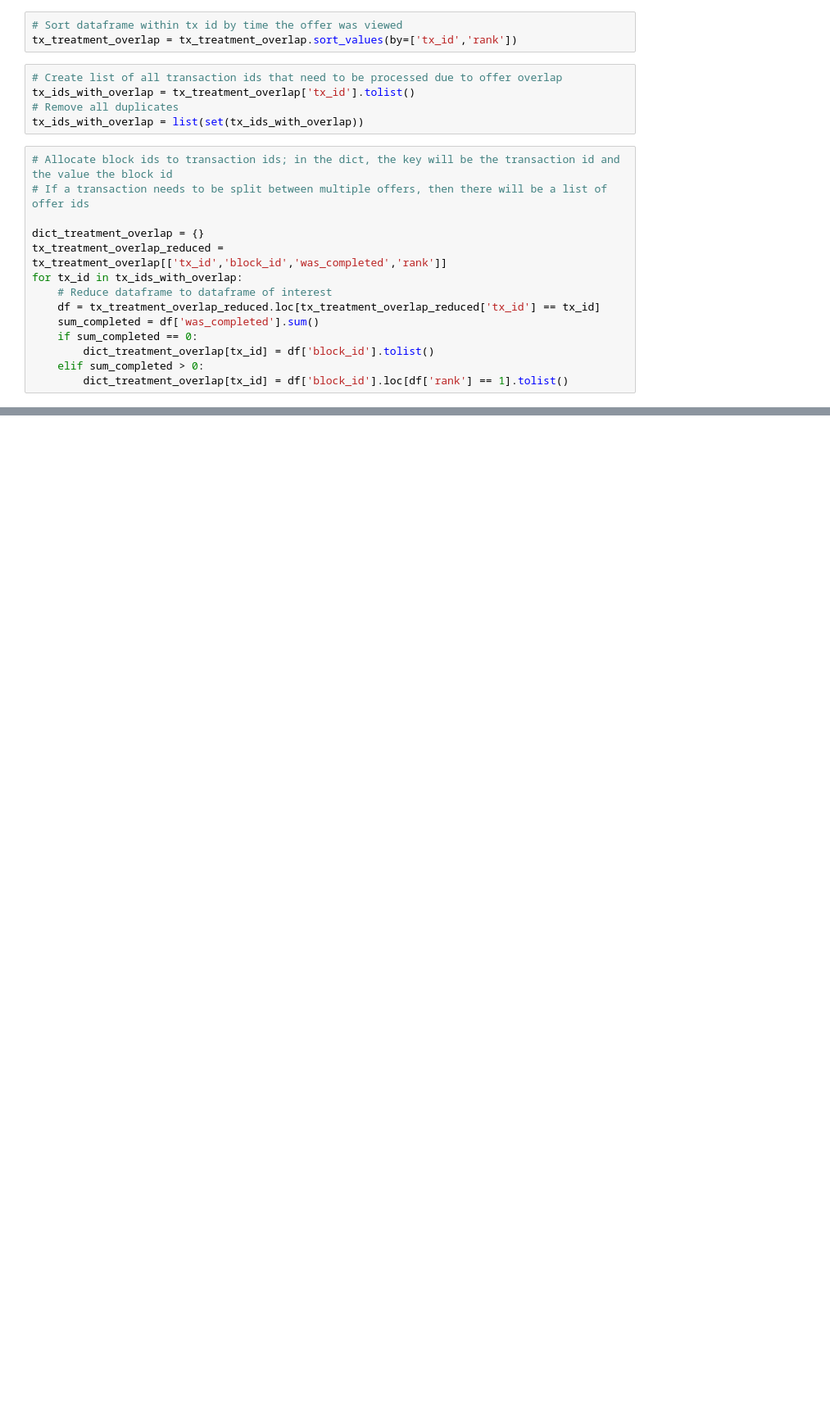
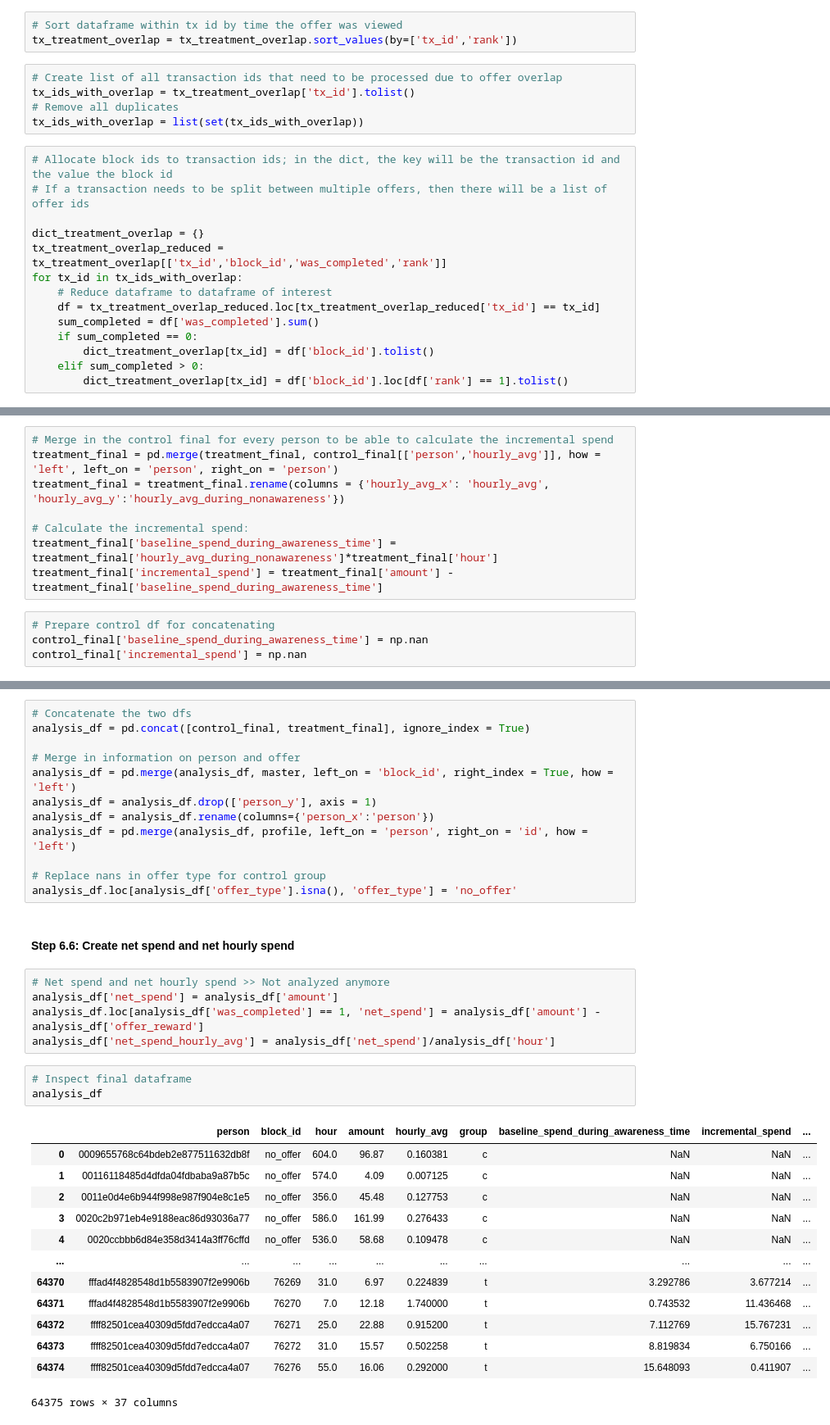
Before and after one commit to judithleao/capstone-project-starbucks, a Jupyter notebook: Starbucks-Wrangling.ipynb, the cells around one changed output, grey strips where cells are left out. Shown at 82% size. Saved outputs shown, nothing was run; the diff lists cells and outputs as text; blank space fills up the shorter version.

```diff
--- a/Starbucks-Wrangling.ipynb
+++ b/Starbucks-Wrangling.ipynb
@@ -832,0 +753,12 @@ master = master.drop('key_0', axis = 1)
+# %%
+# Merge in the control final for every person to be able to calculate the incremental spend
+treatment_final = pd.merge(treatment_final, control_final[['person','hourly_avg']], how = 'left', left_on = 'person', right_on = 'person')
+treatment_final = treatment_final.rename(columns = {'hourly_avg_x': 'hourly_avg', 'hourly_avg_y':'hourly_avg_during_nonawareness'})
+
+# Calculate the incremental spend:
+treatment_final['baseline_spend_during_awareness_time'] = treatment_final['hourly_avg_during_nonawareness']*treatment_final['hour']
+treatment_final['incremental_spend'] = treatment_final['amount'] - treatment_final['baseline_spend_during_awareness_time']
+# %%
+# Prepare control df for concatenating
+control_final['baseline_spend_during_awareness_time'] = np.nan
+control_final['incremental_spend'] = np.nan
@@ -832,0 +767,36 @@ master = master.drop('key_0', axis = 1)
+# %%
+# Concatenate the two dfs
+analysis_df = pd.concat([control_final, treatment_final], ignore_index = True)
+
+# Merge in information on person and offer
+analysis_df = pd.merge(analysis_df, master, left_on = 'block_id', right_index = True, how = 'left')
+analysis_df = analysis_df.drop(['person_y'], axis = 1)
+analysis_df = analysis_df.rename(columns={'person_x':'person'})
+analysis_df = pd.merge(analysis_df, profile, left_on = 'person', right_on = 'id', how = 'left')
+
+# Replace nans in offer type for control group
+analysis_df.loc[analysis_df['offer_type'].isna(), 'offer_type'] = 'no_offer'
+# %% [markdown]
+#### Step 6.6: Create net spend and net hourly spend
+# %%
+# Net spend and net hourly spend >> Not analyzed anymore
+analysis_df['net_spend'] = analysis_df['amount']
+analysis_df.loc[analysis_df['was_completed'] == 1, 'net_spend'] = analysis_df['amount'] - analysis_df['offer_reward']
+analysis_df['net_spend_hourly_avg'] = analysis_df['net_spend']/analysis_df['hour']
+# %%
+# Inspect final dataframe
+analysis_df
+# %% [output]
+|  | person | block_id | hour | amount | hourly_avg | group | baseline_spend_during_awareness_time | incremental_spend | ... |
+| 0 | 0009655768c64bdeb2e877511632db8f | no_offer | 604.0 | 96.87 | 0.160381 | c | NaN | NaN | ... |
+| 1 | 00116118485d4dfda04fdbaba9a87b5c | no_offer | 574.0 | 4.09 | 0.007125 | c | NaN | NaN | ... |
+| 2 | 0011e0d4e6b944f998e987f904e8c1e5 | no_offer | 356.0 | 45.48 | 0.127753 | c | NaN | NaN | ... |
+| 3 | 0020c2b971eb4e9188eac86d93036a77 | no_offer | 586.0 | 161.99 | 0.276433 | c | NaN | NaN | ... |
+| 4 | 0020ccbbb6d84e358d3414a3ff76cffd | no_offer | 536.0 | 58.68 | 0.109478 | c | NaN | NaN | ... |
+| ... | ... | ... | ... | ... | ... | ... | ... | ... | ... |
+| 64370 | fffad4f4828548d1b5583907f2e9906b | 76269 | 31.0 | 6.97 | 0.224839 | t | 3.292786 | 3.677214 | ... |
+| 64371 | fffad4f4828548d1b5583907f2e9906b | 76270 | 7.0 | 12.18 | 1.740000 | t | 0.743532 | 11.436468 | ... |
+| 64372 | ffff82501cea40309d5fdd7edcca4a07 | 76271 | 25.0 | 22.88 | 0.915200 | t | 7.112769 | 15.767231 | ... |
+| 64373 | ffff82501cea40309d5fdd7edcca4a07 | 76272 | 31.0 | 15.57 | 0.502258 | t | 8.819834 | 6.750166 | ... |
+| 64374 | ffff82501cea40309d5fdd7edcca4a07 | 76276 | 55.0 | 16.06 | 0.292000 | t | 15.648093 | 0.411907 | ... |
+64375 rows × 37 columns
```
Also changed, not shown: parts of 69 cells of this notebook.
